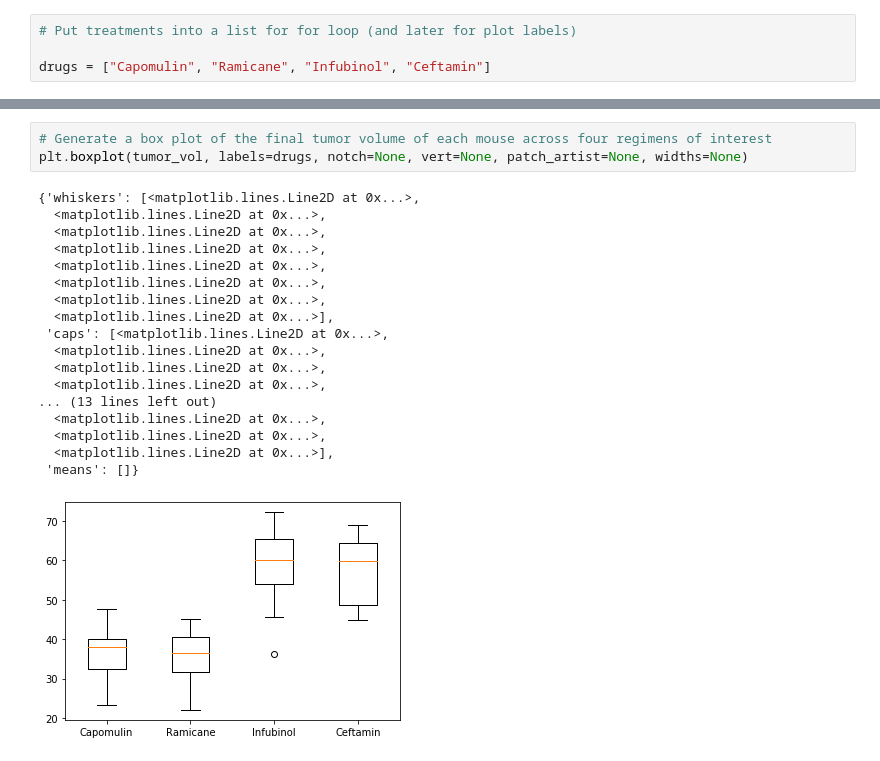
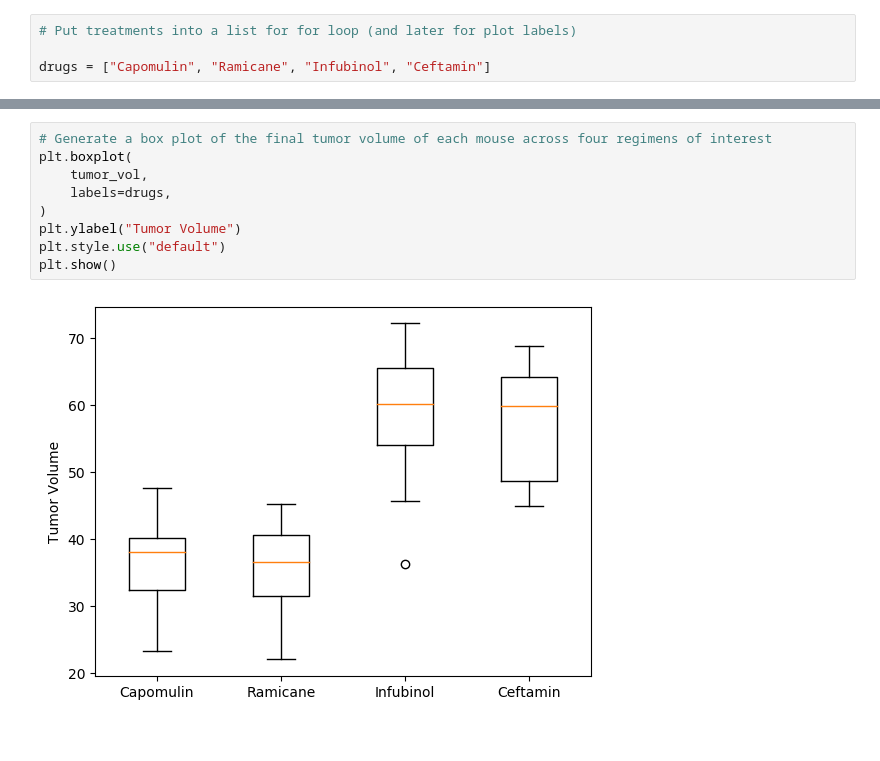
Before and after one commit to tylerhill122/matplotlib-challenge, a Jupyter notebook: Pymaceuticals.ipynb, the cells around one changed output, grey strips where cells are left out. Saved outputs shown, nothing was run; the diff lists cells and outputs as text.

Commit message:
tumor volume plot

```diff
--- a/Pymaceuticals.ipynb
+++ b/Pymaceuticals.ipynb
@@ -279,23 +283,12 @@ There are 0 outliers in Ceftamin
 | 3 | Ceftamin | 15.577752 | 87.666458 | 25.355450 | 0 |
 # %%
 # Generate a box plot of the final tumor volume of each mouse across four regimens of interest
-plt.boxplot(tumor_vol, labels=drugs, notch=None, vert=None, patch_artist=None, widths=None)
+plt.boxplot(
+    tumor_vol,
+    labels=drugs,
+)
+plt.ylabel("Tumor Volume")
+plt.style.use("default")
+plt.show()
 # %% [output]
-{'whiskers': [<matplotlib.lines.Line2D at 0x...>,
-  <matplotlib.lines.Line2D at 0x...>,
-  <matplotlib.lines.Line2D at 0x...>,
-  <matplotlib.lines.Line2D at 0x...>,
-  <matplotlib.lines.Line2D at 0x...>,
-  <matplotlib.lines.Line2D at 0x...>,
-  <matplotlib.lines.Line2D at 0x...>,
-  <matplotlib.lines.Line2D at 0x...>],
- 'caps': [<matplotlib.lines.Line2D at 0x...>,
-  <matplotlib.lines.Line2D at 0x...>,
-  <matplotlib.lines.Line2D at 0x...>,
-  <matplotlib.lines.Line2D at 0x...>,
-... (13 lines left out)
-  <matplotlib.lines.Line2D at 0x...>,
-  <matplotlib.lines.Line2D at 0x...>,
-  <matplotlib.lines.Line2D at 0x...>],
- 'means': []}
-[figure, old version]
+[figure, new version]
```
Also changed, not shown: parts of 4 cells of this notebook.
